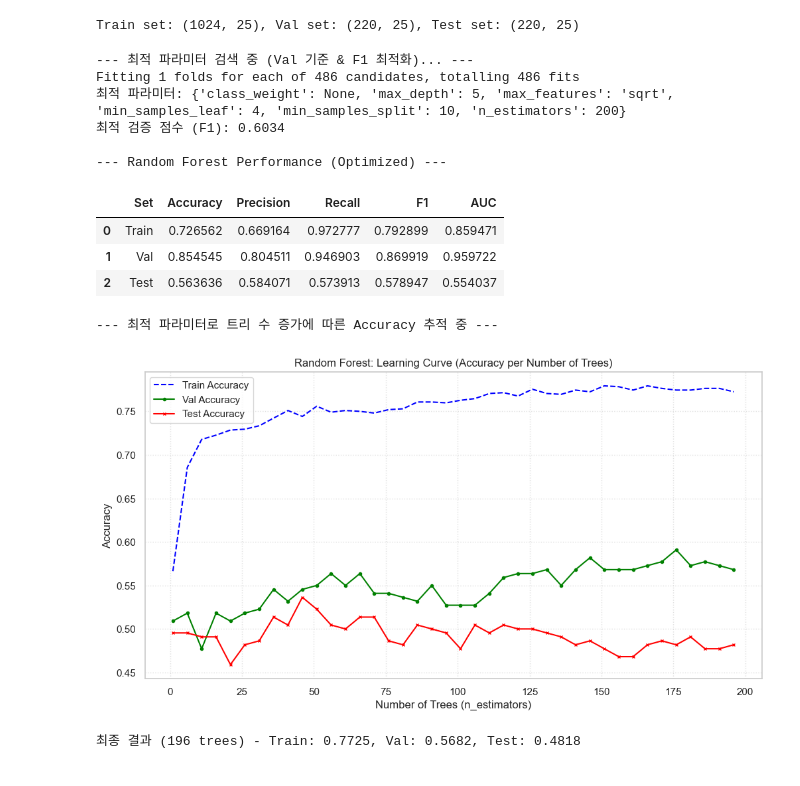
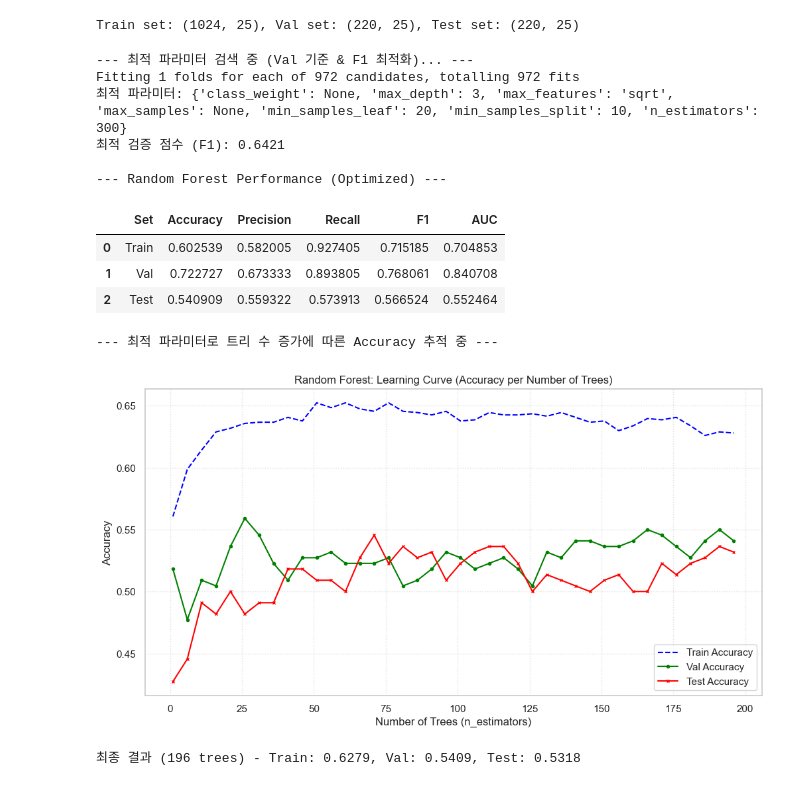
Before and after one commit to 2026-1st/Team_1, a Jupyter notebook: notebooks/random_forest_lab.ipynb, the cells around one changed output. Cells and saved outputs as stored; diff of their text form; code cells hidden in the pictures.

```diff
--- a/notebooks/random_forest_lab.ipynb
+++ b/notebooks/random_forest_lab.ipynb
@@ -60,11 +60,12 @@ y_combined = pd.concat([y_train, y_val])
 # 그리드 조정: 과적합 방지를 위해 max_depth 제한 및 min_samples_leaf 확장
 param_grid = {
     'n_estimators': [100, 200, 300],
-    'max_depth': [5, 10, 15],
-    'min_samples_split': [5, 10, 20],
-    'min_samples_leaf': [2, 4, 8],
+    'max_depth': [3, 5, 7],
+    'min_samples_split': [10, 20, 40],
+    'min_samples_leaf': [5, 10, 20],
     'max_features': ['sqrt', 'log2'],
-    'class_weight': ['balanced', 'balanced_subsample', None]
+    'max_samples': [0.7, 0.8, None],
+    'class_weight': ['balanced', None]
 }
 
 # GridSearchCV 수행 (F1-score 기준)
@@ -82,39 +83,39 @@ grid_search.fit(X_combined, y_combined)
 
 best_model = grid_search.best_estimator_
 print(f"최적 파라미터: {grid_search.best_params_}")
 print(f"최적 검증 점수 (F1): {grid_search.best_score_:.4f}")
 
 def get_metrics(model, X_set, y_set, label):
     preds = model.predict(X_set)
     probs = model.predict_proba(X_set)[:, 1]
     return {
         'Set': label,
         'Accuracy': accuracy_score(y_set, preds),
         'Precision': precision_score(y_set, preds),
         'Recall': recall_score(y_set, preds),
         'F1': f1_score(y_set, preds),
         'AUC': roc_auc_score(y_set, probs)
     }
 
 results = pd.DataFrame([
     get_metrics(best_model, X_train, y_train, 'Train'),
     get_metrics(best_model, X_val, y_val, 'Val'),
     get_metrics(best_model, X_test, y_test, 'Test')
 ])
 
 print("\n--- Random Forest Performance (Optimized) ---")
 display(results)
 # %% [output]
 --- 최적 파라미터 검색 중 (Val 기준 & F1 최적화)... ---
-Fitting 1 folds for each of 486 candidates, totalling 486 fits
-최적 파라미터: {'class_weight': None, 'max_depth': 5, 'max_features': 'sqrt', 'min_samples_leaf': 4, 'min_samples_split': 10, 'n_estimators': 200}
-최적 검증 점수 (F1): 0.6034
+Fitting 1 folds for each of 972 candidates, totalling 972 fits
+최적 파라미터: {'class_weight': None, 'max_depth': 3, 'max_features': 'sqrt', 'max_samples': None, 'min_samples_leaf': 20, 'min_samples_split': 10, 'n_estimators': 300}
+최적 검증 점수 (F1): 0.6421
 
 --- Random Forest Performance (Optimized) ---
 |  | Set | Accuracy | Precision | Recall | F1 | AUC |
-| 0 | Train | 0.726562 | 0.669164 | 0.972777 | 0.792899 | 0.859471 |
-| 1 | Val | 0.854545 | 0.804511 | 0.946903 | 0.869919 | 0.959722 |
-| 2 | Test | 0.563636 | 0.584071 | 0.573913 | 0.578947 | 0.554037 |
+| 0 | Train | 0.602539 | 0.582005 | 0.927405 | 0.715185 | 0.704853 |
+| 1 | Val | 0.722727 | 0.673333 | 0.893805 | 0.768061 | 0.840708 |
+| 2 | Test | 0.540909 | 0.559322 | 0.573913 | 0.566524 | 0.552464 |
 # %%
 # 4. Iteration(Tree 수)별 학습 곡선 분석
 # Random Forest는 warm_start를 사용하여 트리를 하나씩 추가하며 성능을 측정합니다.
@@ -155,8 +156,8 @@ plt.show()
 print(f"최종 결과 ({tree_range[-1]} trees) - Train: {train_accs[-1]:.4f}, Val: {val_accs[-1]:.4f}, Test: {test_accs[-1]:.4f}")
 # %% [output]
 --- 최적 파라미터로 트리 수 증가에 따른 Accuracy 추적 중 ---
-[figure, old version]
+[figure, new version]
-최종 결과 (196 trees) - Train: 0.7725, Val: 0.5682, Test: 0.4818
+최종 결과 (196 trees) - Train: 0.6279, Val: 0.5409, Test: 0.5318
 # %%
 # 4. 결과 시각화
 
```
Also changed, not shown: parts of 2 cells of this notebook, 26 other files.
